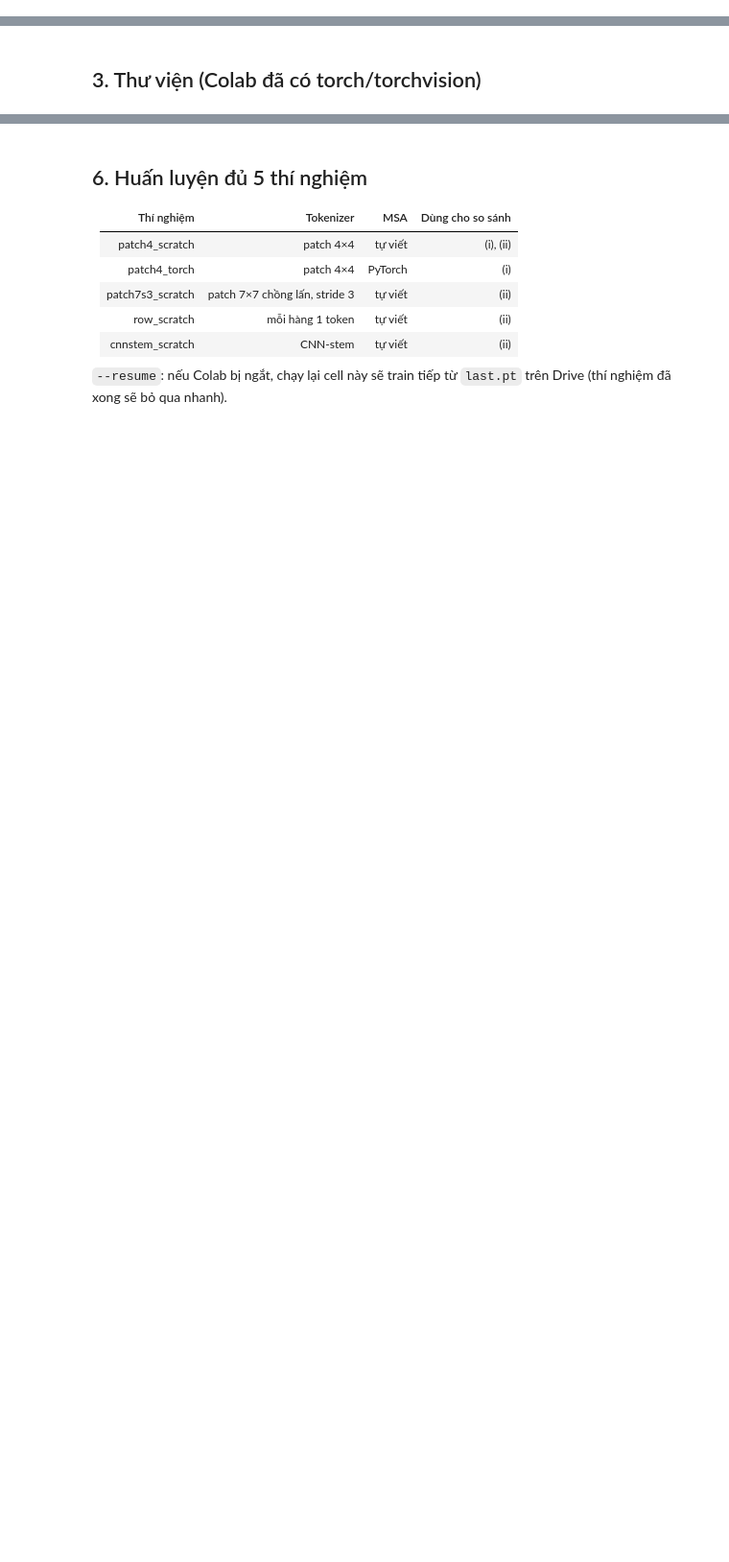
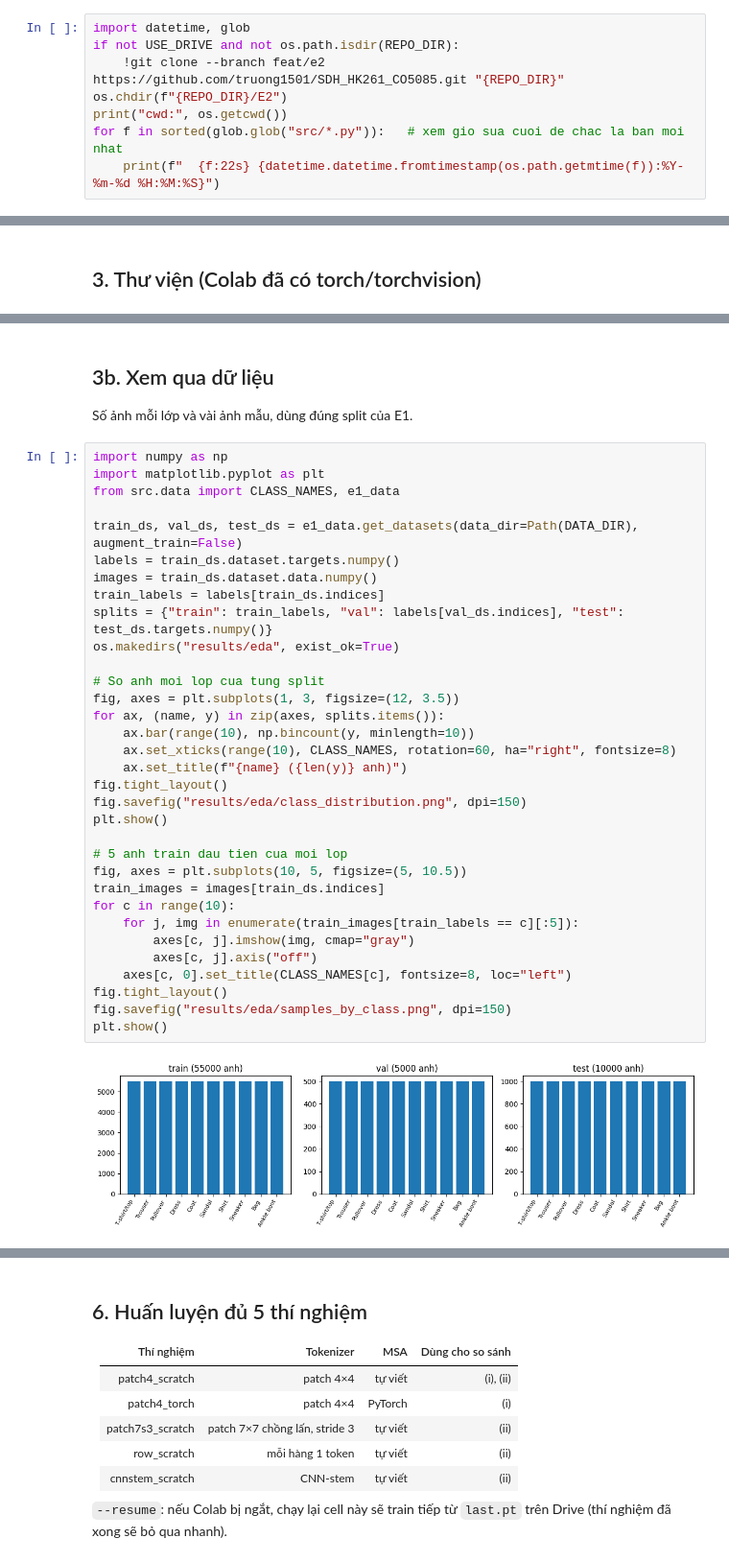
Before and after one commit to truong1501/SDH_HK261_CO5085, a Jupyter notebook: E2/notebooks/E2_Colab.ipynb, the cells around one changed output, grey strips where cells are left out. Shown at 96% size. Drawn from its saved outputs; the diff is of its cells as text; blank space fills up the shorter version.

Commit message:
feat(E2): add MSA comparison results, tests and notebook outputs

```diff
--- a/E2/notebooks/E2_Colab.ipynb
+++ b/E2/notebooks/E2_Colab.ipynb
@@ -55,0 +66,8 @@ print("cwd:", os.getcwd())
+# %%
+import datetime, glob
+if not USE_DRIVE and not os.path.isdir(REPO_DIR):
+    !git clone --branch feat/e2 https://github.com/truong1501/SDH_HK261_CO5085.git "{REPO_DIR}"
+os.chdir(f"{REPO_DIR}/E2")
+print("cwd:", os.getcwd())
+for f in sorted(glob.glob("src/*.py")):   # xem gio sua cuoi de chac la ban moi nhat
+    print(f"  {f:22s} {datetime.datetime.fromtimestamp(os.path.getmtime(f)):%Y-%m-%d %H:%M:%S}")
@@ -61,0 +132,39 @@ print("torch", torch.__version__, "cuda:", torch.cuda.is_available())
+# %% [markdown]
+## 3b. Xem qua dữ liệu
+
+Số ảnh mỗi lớp và vài ảnh mẫu, dùng đúng split của E1.
+# %%
+import numpy as np
+import matplotlib.pyplot as plt
+from src.data import CLASS_NAMES, e1_data
+
+train_ds, val_ds, test_ds = e1_data.get_datasets(data_dir=Path(DATA_DIR), augment_train=False)
+labels = train_ds.dataset.targets.numpy()
+images = train_ds.dataset.data.numpy()
+train_labels = labels[train_ds.indices]
+splits = {"train": train_labels, "val": labels[val_ds.indices], "test": test_ds.targets.numpy()}
+os.makedirs("results/eda", exist_ok=True)
+
+# So anh moi lop cua tung split
+fig, axes = plt.subplots(1, 3, figsize=(12, 3.5))
+for ax, (name, y) in zip(axes, splits.items()):
+    ax.bar(range(10), np.bincount(y, minlength=10))
+    ax.set_xticks(range(10), CLASS_NAMES, rotation=60, ha="right", fontsize=8)
+    ax.set_title(f"{name} ({len(y)} anh)")
+fig.tight_layout()
+fig.savefig("results/eda/class_distribution.png", dpi=150)
+plt.show()
+
+# 5 anh train dau tien cua moi lop
+fig, axes = plt.subplots(10, 5, figsize=(5, 10.5))
+train_images = images[train_ds.indices]
+for c in range(10):
+    for j, img in enumerate(train_images[train_labels == c][:5]):
+        axes[c, j].imshow(img, cmap="gray")
+        axes[c, j].axis("off")
+    axes[c, 0].set_title(CLASS_NAMES[c], fontsize=8, loc="left")
+fig.tight_layout()
+fig.savefig("results/eda/samples_by_class.png", dpi=150)
+plt.show()
+# %% [output]
+[figure, added]
```
Also changed, not shown: parts of 22 cells of this notebook, 40 other files.
